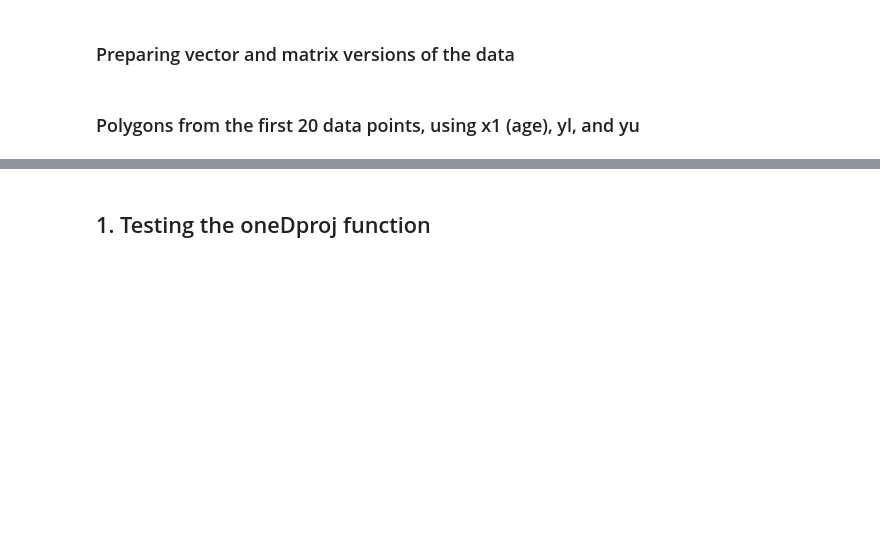
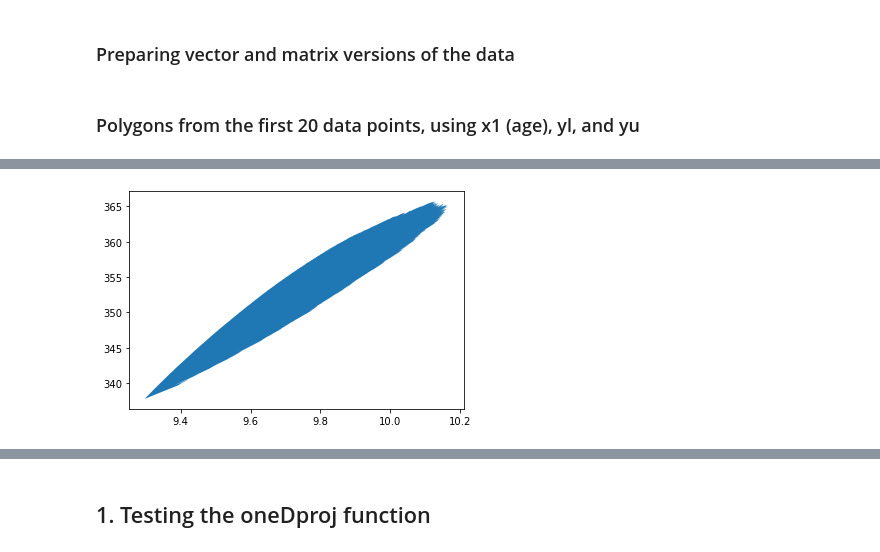
Before and after one commit to ArieBeresteanu/Bounds.jl, a Jupyter notebook: notebooks/setBLP_1Dproj_py_test.ipynb, the cells around one changed output, grey strips where cells are left out. Drawn from its saved outputs; the diff is of its cells as text; code cells hidden in the pictures; blank space fills up the shorter version.

```diff
--- a/notebooks/setBLP_1Dproj_py_test.ipynb
+++ b/notebooks/setBLP_1Dproj_py_test.ipynb
@@ -152,0 +178,3 @@ P.plotPolygon()
+# %%
+for i in range(37):
+    print(vars(P.vertices[i]))
@@ -152,0 +201,29 @@ P.plotPolygon()
+# %%
+n = cps.shape[0]
+# %%
+start_time = datetime.now()
+
+G = []
+for i in range(n):
+    vl = setBLP.Vertex((yl[i]/n, yl[i]*x1[i]/n))
+    vu = setBLP.Vertex((yu[i]/n, yu[i]*x1[i]/n))
+    p = setBLP.Polygon(vl, vu) # a polygon with only two vertices is actually a segment
+    p.sort()
+    G.append(p)
+
+m = int(n)
+while m>1:
+    if m %2 !=0: # if we have odd numbers of polygons to add up
+        G[0] = setBLP.minkowskiSum(G[0], G[m-1])
+        G[0].sort()
+        m -=1
+    for j in range(int(m/2)):
+        G[j] = setBLP.minkowskiSum(G[j], G[m-1-j])
+        G[j].sort()
+    m = int(m/2)
+    print(len(G[0].vertices))
+
+end_time = datetime.now()
+
+time_difference = (end_time - start_time).total_seconds()
+print("Execution time: ", time_difference, "s")
@@ -152,0 +246,5 @@ P.plotPolygon()
+# %%
+G[0].sort()
+G[0].plotPolygon()
+# %% [output]
+[figure, added]
```
Also changed, not shown: parts of 18 cells of this notebook.
